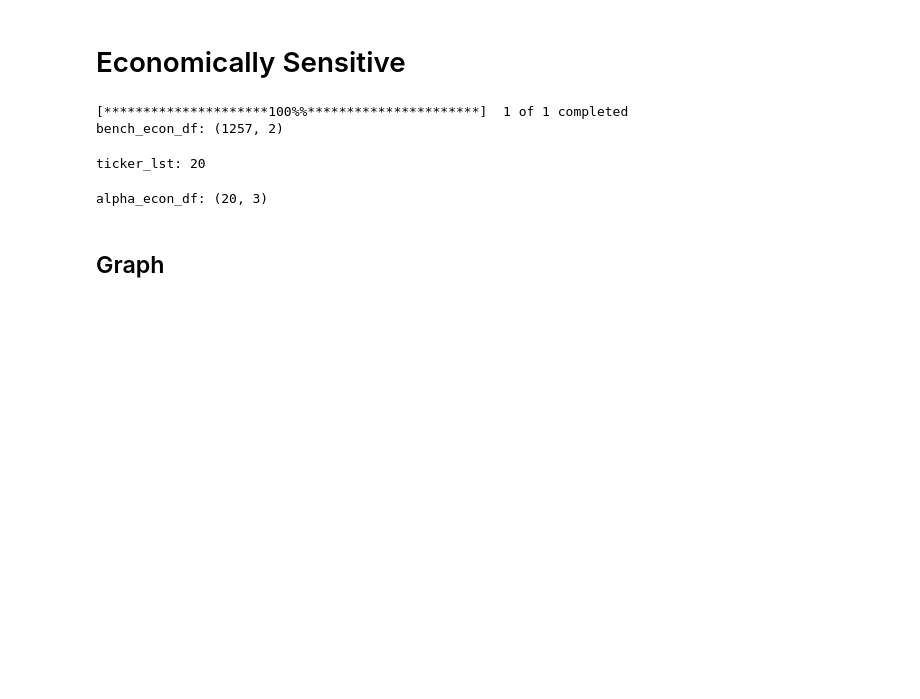
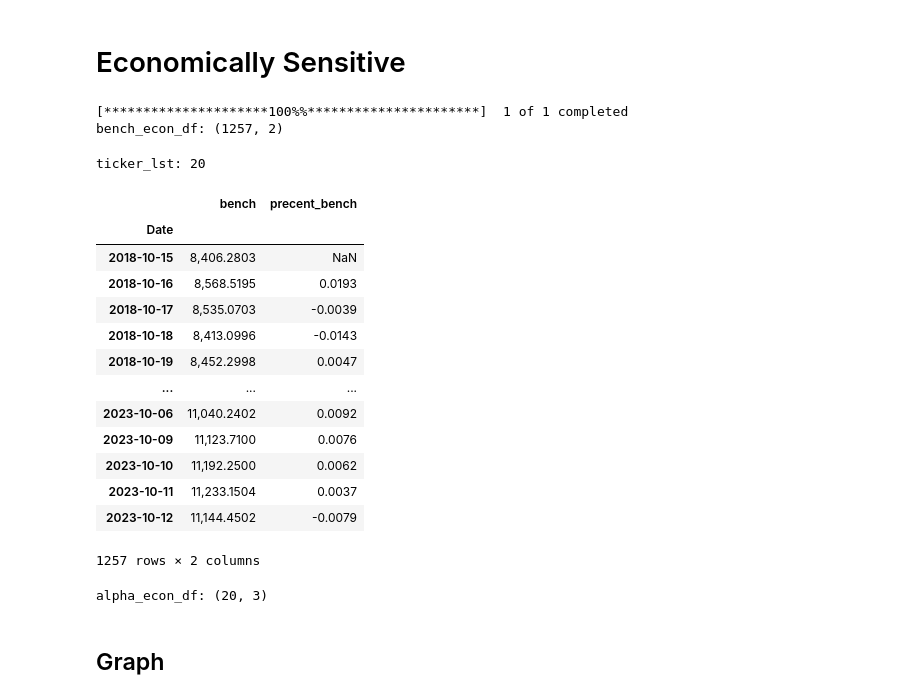
Before and after one commit to dsimband/DATA618, a Jupyter notebook: w7/DATA618_W7_Portfolio.ipynb, the cells around one changed output. Saved outputs shown, nothing was run; the diff lists cells and outputs as text; code cells hidden in the pictures; blank space fills up the shorter version.

Commit message:
bug fix
Issue with the length of the benchmark index selected for interest rates.

```diff
--- a/w7/DATA618_W7_Portfolio.ipynb
+++ b/w7/DATA618_W7_Portfolio.ipynb
@@ -307,6 +307,23 @@ print('ticker_lst:', len(ticker_lst))
 #print('value_econ_df:', value_econ_df.shape)
 # %% [output]
 ticker_lst: 20
+# %%
+bench_econ_df
+# %% [output]
+|  | bench | precent_bench |
+| Date |  |  |
+| 2018-10-15 | 8,406.2803 | NaN |
+| 2018-10-16 | 8,568.5195 | 0.0193 |
+| 2018-10-17 | 8,535.0703 | -0.0039 |
+| 2018-10-18 | 8,413.0996 | -0.0143 |
+| 2018-10-19 | 8,452.2998 | 0.0047 |
+| ... | ... | ... |
+| 2023-10-06 | 11,040.2402 | 0.0092 |
+| 2023-10-09 | 11,123.7100 | 0.0076 |
+| 2023-10-10 | 11,192.2500 | 0.0062 |
+| 2023-10-11 | 11,233.1504 | 0.0037 |
+| 2023-10-12 | 11,144.4502 | -0.0079 |
+1257 rows × 2 columns
 # %%
 alpha_econ_df = pd.DataFrame(columns=['Ticker','alpha','beta'])
 
```
Also changed, not shown: parts of 3 cells of this notebook, 1 other file.
